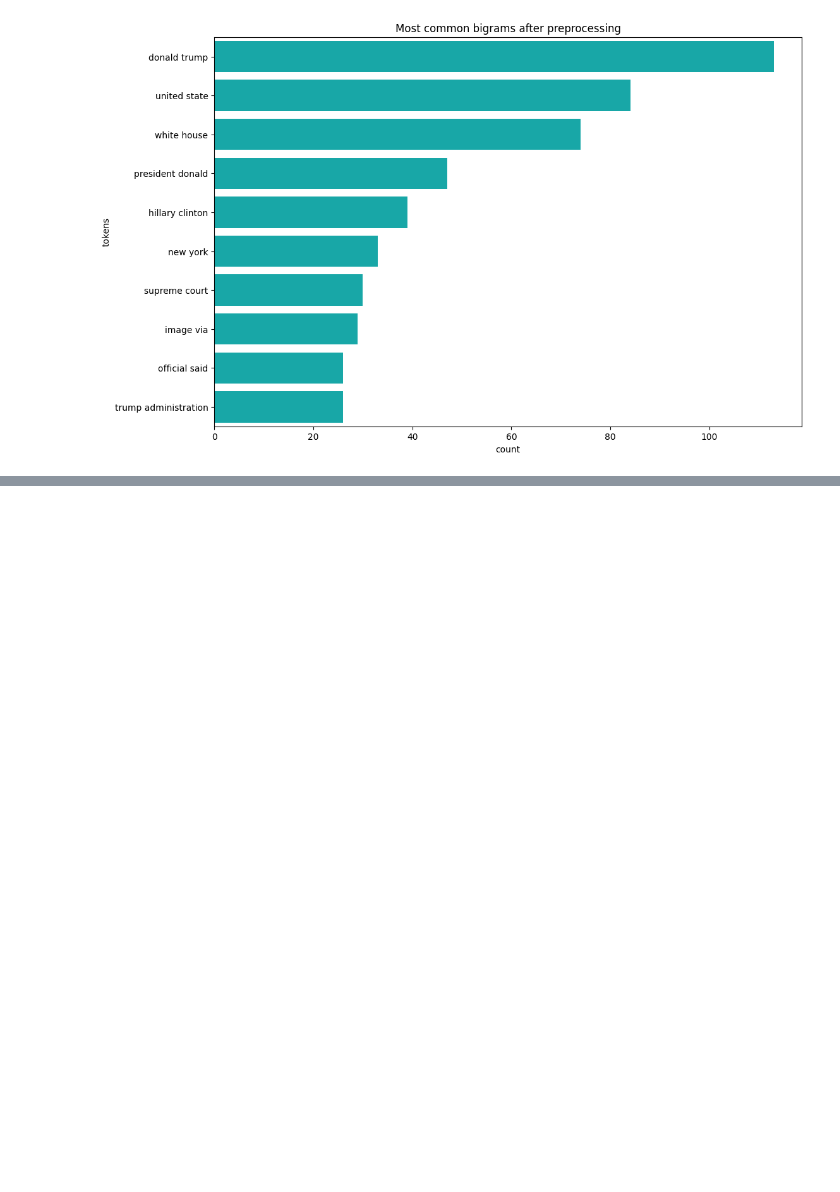
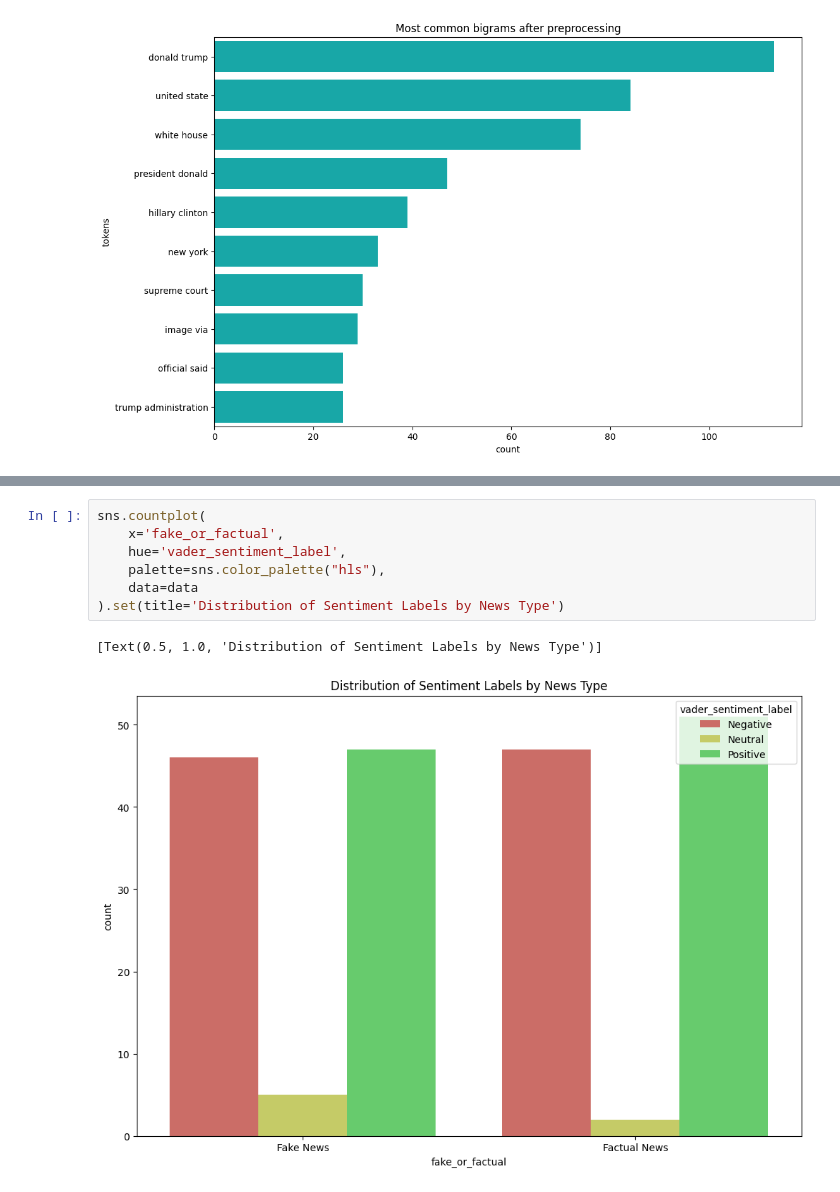
Before and after one commit to faruqonaayo/fake_news_categorizer, a Jupyter notebook: fake_news_categorizer.ipynb, the cells around one changed output, grey strips where cells are left out. Drawn from its saved outputs; the diff is of its cells as text; blank space fills up the shorter version.

```diff
--- a/fake_news_categorizer.ipynb
+++ b/fake_news_categorizer.ipynb
@@ -376,0 +411,10 @@ The palette list has fewer values (1) than needed (10) and will cycle, which may
+# %%
+sns.countplot(
+    x='fake_or_factual',
+    hue='vader_sentiment_label',
+    palette=sns.color_palette("hls"),
+    data=data
+).set(title='Distribution of Sentiment Labels by News Type')
+# %% [output]
+[Text(0.5, 1.0, 'Distribution of Sentiment Labels by News Type')]
+[figure, added]
```
Also changed, not shown: parts of 20 cells of this notebook.
